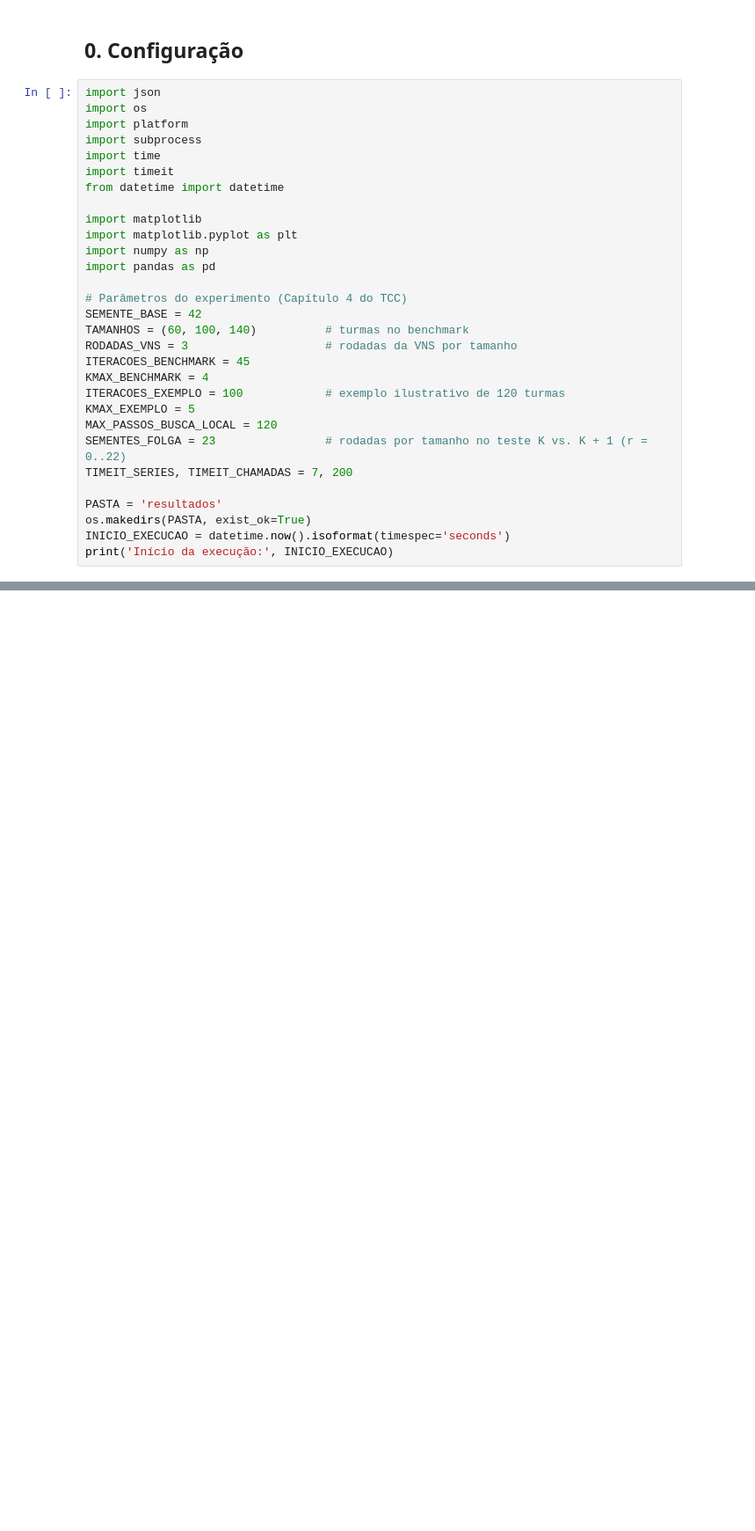
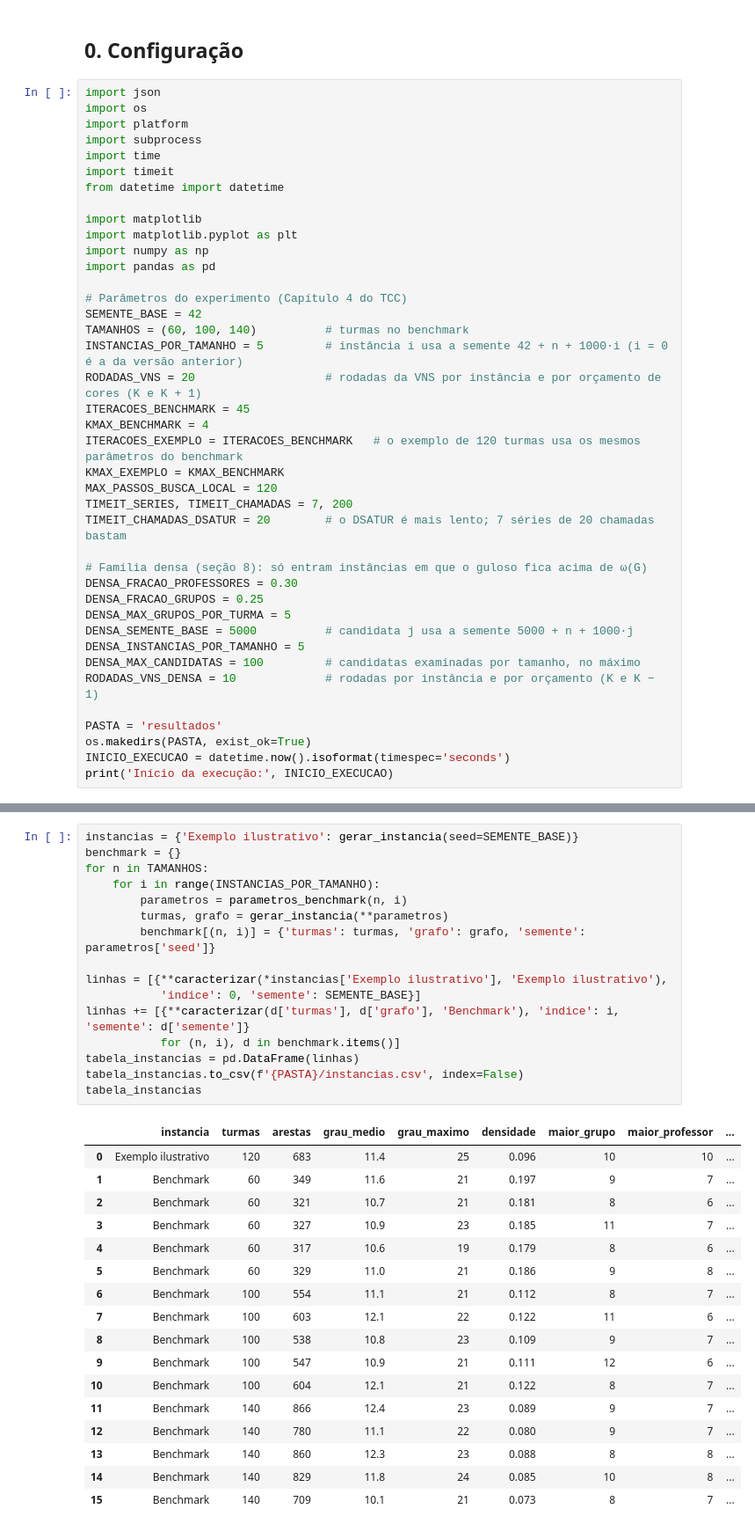
Before and after one commit to GersonMJL/time-allocation, a Jupyter notebook: comparacao_alocacao_horarios.ipynb, the cells around one changed output, grey strips where cells are left out. Shown at 88% size. Drawn from its saved outputs; the diff is of its cells as text; blank space fills up the shorter version.

```diff
--- a/comparacao_alocacao_horarios.ipynb
+++ b/comparacao_alocacao_horarios.ipynb
@@ -39,14 +45,24 @@ import pandas as pd
 # Parâmetros do experimento (Capítulo 4 do TCC)
 SEMENTE_BASE = 42
 TAMANHOS = (60, 100, 140)          # turmas no benchmark
-RODADAS_VNS = 3                    # rodadas da VNS por tamanho
+INSTANCIAS_POR_TAMANHO = 5         # instância i usa a semente 42 + n + 1000·i (i = 0 é a da versão anterior)
+RODADAS_VNS = 20                   # rodadas da VNS por instância e por orçamento de cores (K e K + 1)
 ITERACOES_BENCHMARK = 45
 KMAX_BENCHMARK = 4
-ITERACOES_EXEMPLO = 100            # exemplo ilustrativo de 120 turmas
-KMAX_EXEMPLO = 5
+ITERACOES_EXEMPLO = ITERACOES_BENCHMARK   # o exemplo de 120 turmas usa os mesmos parâmetros do benchmark
+KMAX_EXEMPLO = KMAX_BENCHMARK
 MAX_PASSOS_BUSCA_LOCAL = 120
-SEMENTES_FOLGA = 23                # rodadas por tamanho no teste K vs. K + 1 (r = 0..22)
 TIMEIT_SERIES, TIMEIT_CHAMADAS = 7, 200
+TIMEIT_CHAMADAS_DSATUR = 20        # o DSATUR é mais lento; 7 séries de 20 chamadas bastam
+
+# Família densa (seção 8): só entram instâncias em que o guloso fica acima de ω(G)
+DENSA_FRACAO_PROFESSORES = 0.30
+DENSA_FRACAO_GRUPOS = 0.25
+DENSA_MAX_GRUPOS_POR_TURMA = 5
+DENSA_SEMENTE_BASE = 5000          # candidata j usa a semente 5000 + n + 1000·j
+DENSA_INSTANCIAS_POR_TAMANHO = 5
+DENSA_MAX_CANDIDATAS = 100         # candidatas examinadas por tamanho, no máximo
+RODADAS_VNS_DENSA = 10             # rodadas por instância e por orçamento (K e K − 1)
 
 PASTA = 'resultados'
 os.makedirs(PASTA, exist_ok=True)
@@ -256,0 +466,34 @@ tabela_instancias
+# %%
+instancias = {'Exemplo ilustrativo': gerar_instancia(seed=SEMENTE_BASE)}
+benchmark = {}
+for n in TAMANHOS:
+    for i in range(INSTANCIAS_POR_TAMANHO):
+        parametros = parametros_benchmark(n, i)
+        turmas, grafo = gerar_instancia(**parametros)
+        benchmark[(n, i)] = {'turmas': turmas, 'grafo': grafo, 'semente': parametros['seed']}
+
+linhas = [{**caracterizar(*instancias['Exemplo ilustrativo'], 'Exemplo ilustrativo'),
+           'indice': 0, 'semente': SEMENTE_BASE}]
+linhas += [{**caracterizar(d['turmas'], d['grafo'], 'Benchmark'), 'indice': i, 'semente': d['semente']}
+           for (n, i), d in benchmark.items()]
+tabela_instancias = pd.DataFrame(linhas)
+tabela_instancias.to_csv(f'{PASTA}/instancias.csv', index=False)
+tabela_instancias
+# %% [output]
+|  | instancia | turmas | arestas | grau_medio | grau_maximo | densidade | maior_grupo | maior_professor | ... |
+| 0 | Exemplo ilustrativo | 120 | 683 | 11.4 | 25 | 0.096 | 10 | 10 | ... |
+| 1 | Benchmark | 60 | 349 | 11.6 | 21 | 0.197 | 9 | 7 | ... |
+| 2 | Benchmark | 60 | 321 | 10.7 | 21 | 0.181 | 8 | 6 | ... |
+| 3 | Benchmark | 60 | 327 | 10.9 | 23 | 0.185 | 11 | 7 | ... |
+| 4 | Benchmark | 60 | 317 | 10.6 | 19 | 0.179 | 8 | 6 | ... |
+| 5 | Benchmark | 60 | 329 | 11.0 | 21 | 0.186 | 9 | 8 | ... |
+| 6 | Benchmark | 100 | 554 | 11.1 | 21 | 0.112 | 8 | 7 | ... |
+| 7 | Benchmark | 100 | 603 | 12.1 | 22 | 0.122 | 11 | 6 | ... |
+| 8 | Benchmark | 100 | 538 | 10.8 | 23 | 0.109 | 9 | 7 | ... |
+| 9 | Benchmark | 100 | 547 | 10.9 | 21 | 0.111 | 12 | 6 | ... |
+| 10 | Benchmark | 100 | 604 | 12.1 | 21 | 0.122 | 8 | 7 | ... |
+| 11 | Benchmark | 140 | 866 | 12.4 | 23 | 0.089 | 9 | 7 | ... |
+| 12 | Benchmark | 140 | 780 | 11.1 | 22 | 0.080 | 9 | 7 | ... |
+| 13 | Benchmark | 140 | 860 | 12.3 | 23 | 0.088 | 8 | 8 | ... |
+| 14 | Benchmark | 140 | 829 | 11.8 | 24 | 0.085 | 10 | 8 | ... |
+| 15 | Benchmark | 140 | 709 | 10.1 | 21 | 0.073 | 8 | 7 | ... |
```
Also changed, not shown: parts of 39 cells of this notebook, 14 other files.
